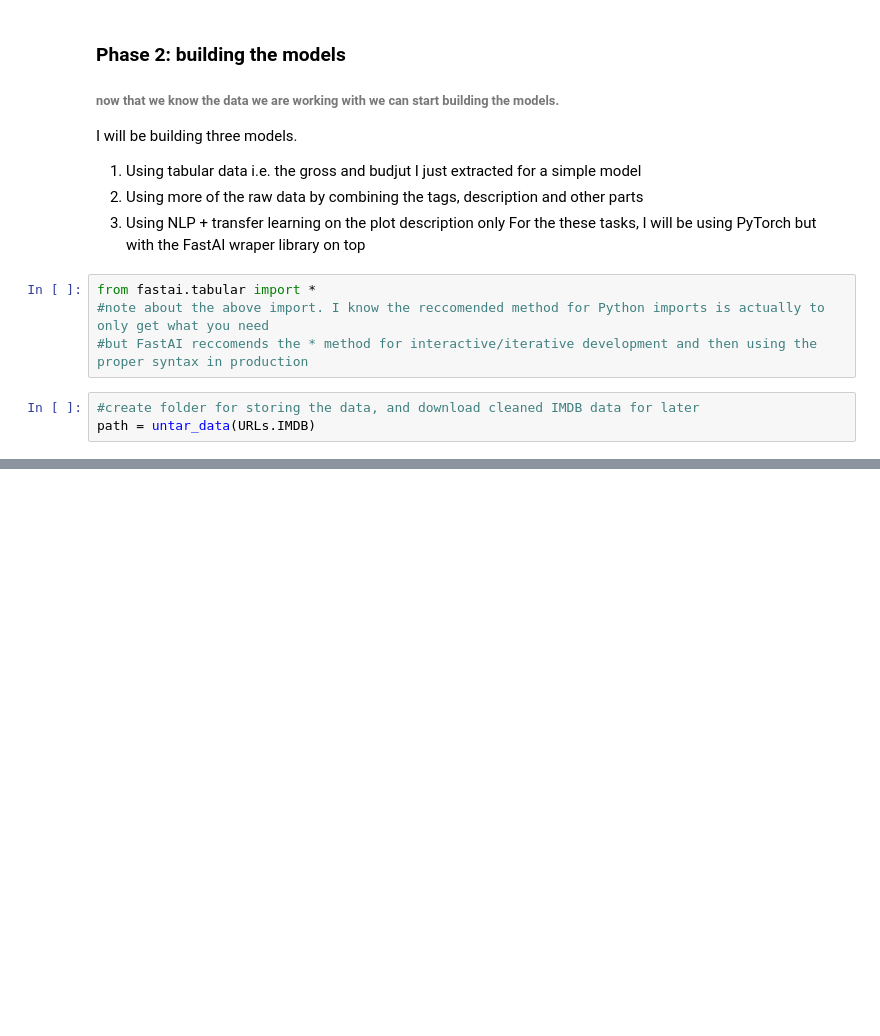
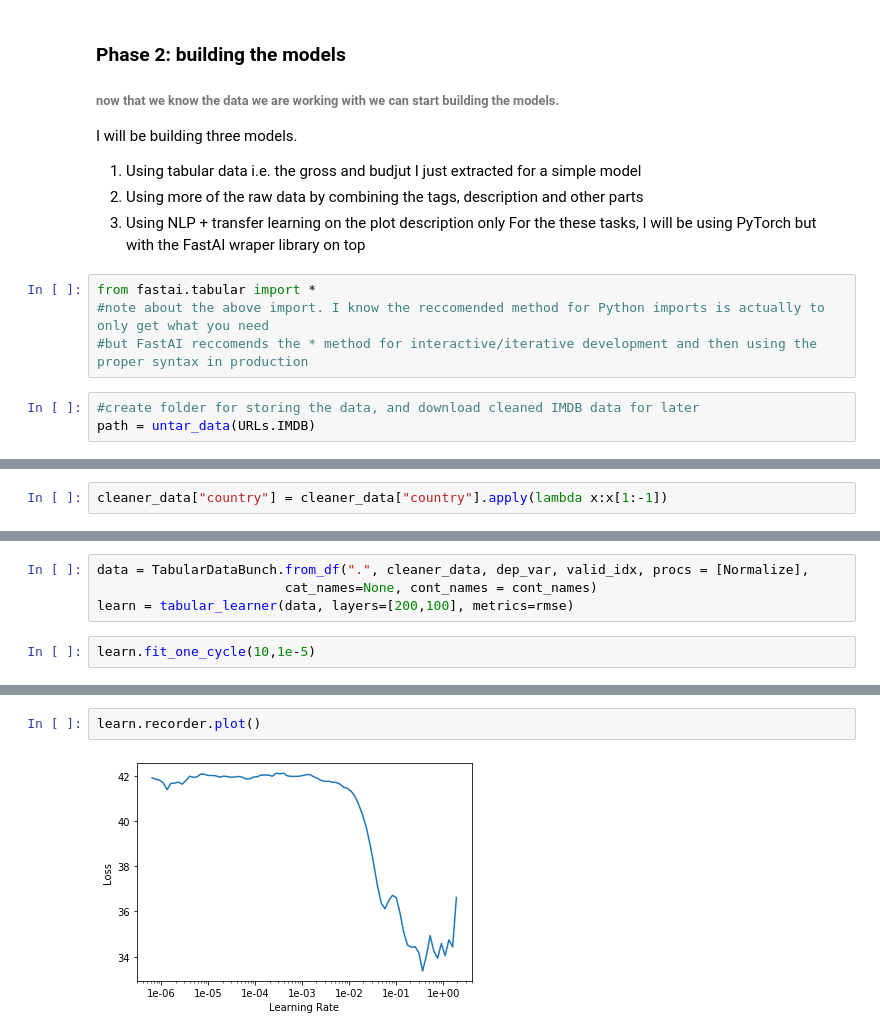
Before and after one commit to sundeepblue/movie_rating_prediction, a Jupyter notebook: MovieRatingsPredictionPython.ipynb, the cells around one changed output, grey strips where cells are left out. Saved outputs shown, nothing was run; the diff lists cells and outputs as text; blank space fills up the shorter version.

```diff
--- a/MovieRatingsPredictionPython.ipynb
+++ b/MovieRatingsPredictionPython.ipynb
@@ -195,0 +279,2 @@ PosixPath('/home/sohaib/.fastai/data/imdb')
+# %%
+cleaner_data["country"] = cleaner_data["country"].apply(lambda x:x[1:-1])
@@ -195,0 +382,6 @@ PosixPath('/home/sohaib/.fastai/data/imdb')
+# %%
+data = TabularDataBunch.from_df(".", cleaner_data, dep_var, valid_idx, procs = [Normalize],
+                        cat_names=None, cont_names = cont_names)
+learn = tabular_learner(data, layers=[200,100], metrics=rmse)
+# %%
+learn.fit_one_cycle(10,1e-5)
@@ -195,0 +405,4 @@ PosixPath('/home/sohaib/.fastai/data/imdb')
+# %%
+learn.recorder.plot()
+# %% [output]
+[figure, added]
```
Also changed, not shown: parts of 44 cells of this notebook.
